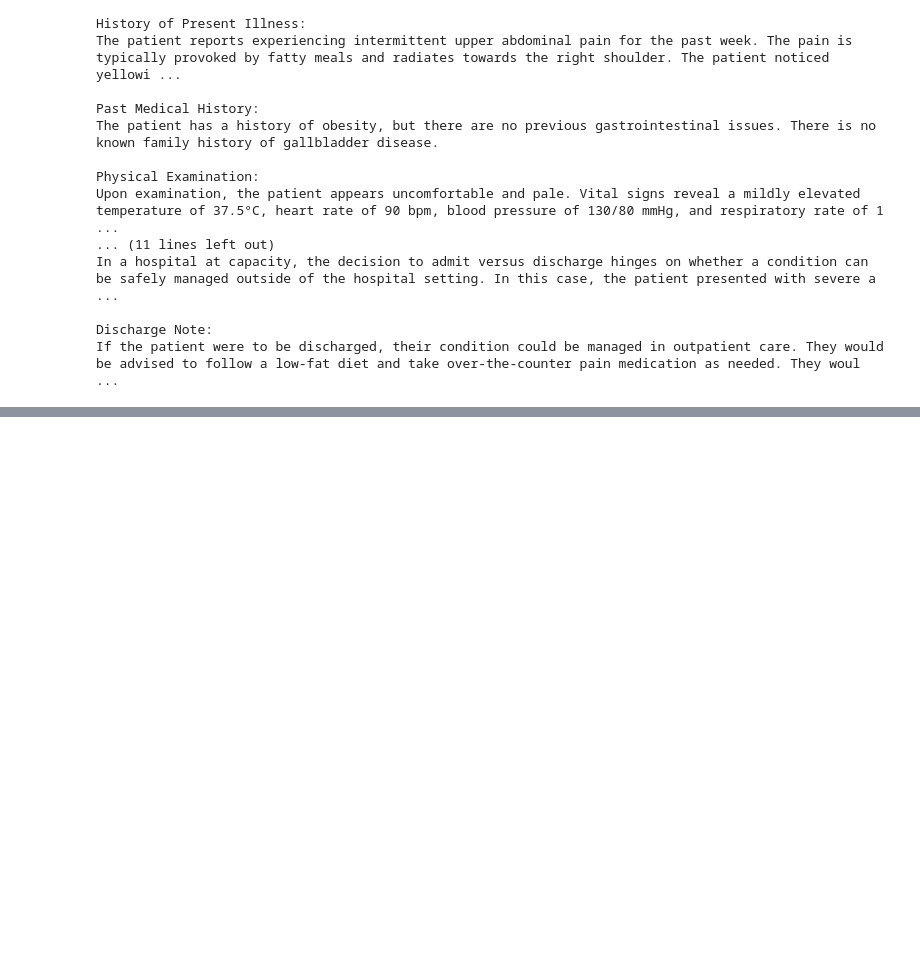
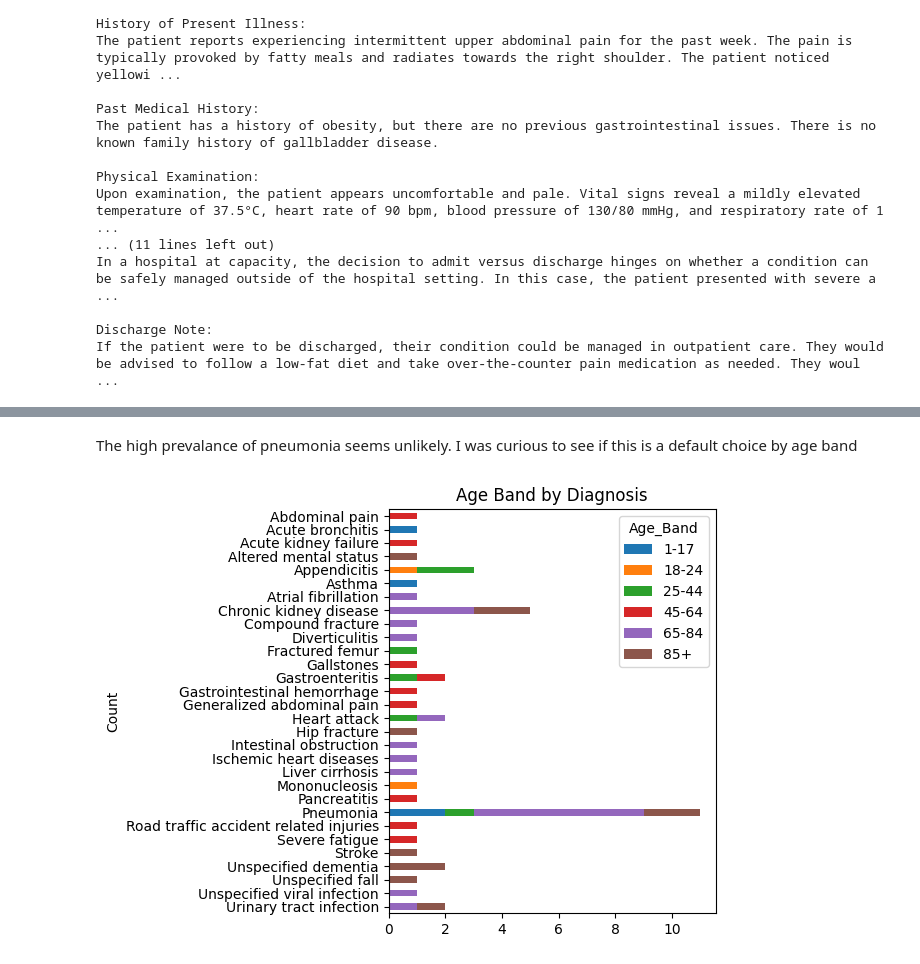
Before and after one commit to zmek/synthetic-clinical-notes, a Jupyter notebook: notebooks/experiment-1.1.2.ipynb, the cells around one changed output, grey strips where cells are left out. Drawn from its saved outputs; the diff is of its cells as text; code cells hidden in the pictures; blank space fills up the shorter version.

```diff
--- a/notebooks/experiment-1.1.2.ipynb
+++ b/notebooks/experiment-1.1.2.ipynb
@@ -279,0 +277,6 @@ plt.show()
+# %% [markdown]
+The high prevalance of pneumonia seems unlikely. I was curious to see if this is a default choice by age band
+# %%
+plot_stacked_chart(output, 'Age_Band')
+# %% [output]
+[figure, added]
```
Also changed, not shown: parts of 10 cells of this notebook, 2 other files.
